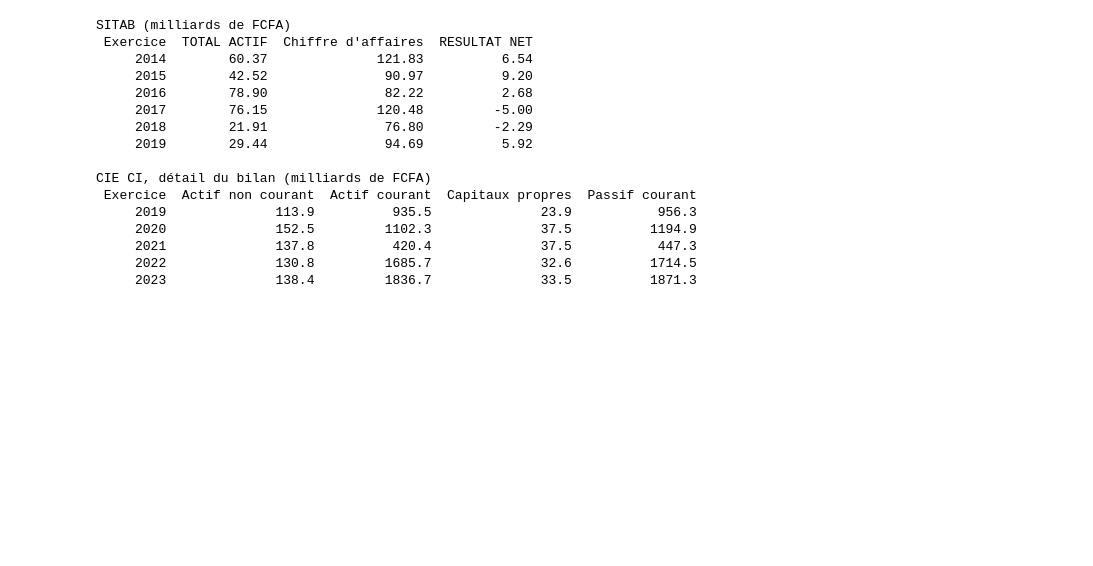
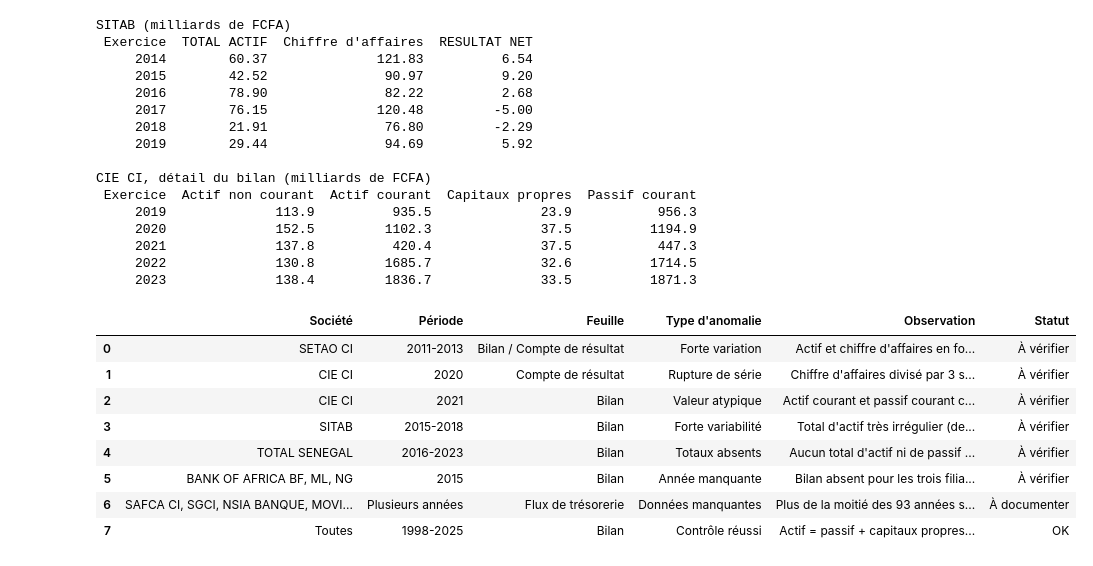
Before and after one commit to jeantheophileilboudo-rgb/brvm_analyse, a Jupyter notebook: notebooks/01_exploration.ipynb, the cells around one changed output. Saved outputs shown, nothing was run; the diff lists cells and outputs as text; code cells hidden in the pictures; blank space fills up the shorter version.

Commit message:
Ajoute le journal des anomalies

```diff
--- a/notebooks/01_exploration.ipynb
+++ b/notebooks/01_exploration.ipynb
@@ -402,3 +402,40 @@ CIE CI, détail du bilan (milliards de FCFA)
      2021              137.8          420.4              37.5           447.3
      2022              130.8         1685.7              32.6          1714.5
      2023              138.4         1836.7              33.5          1871.3
+# %%
+import os
+
+anomalies = [
+    ("SETAO CI", "2011-2013", "Bilan / Compte de résultat", "Forte variation",
+     "Actif et chiffre d'affaires en forte hausse après plusieurs années d'activité quasi nulle", "À vérifier"),
+    ("CIE CI", "2020", "Compte de résultat", "Rupture de série",
+     "Chiffre d'affaires divisé par 3 sans baisse du résultat net", "À vérifier"),
+    ("CIE CI", "2021", "Bilan", "Valeur atypique",
+     "Actif courant et passif courant chutent d'environ 60 %, puis remontent en 2022", "À vérifier"),
+    ("SITAB", "2015-2018", "Bilan", "Forte variabilité",
+     "Total d'actif très irrégulier (de 22 à 79 Md FCFA), pertes en 2017 et 2018", "À vérifier"),
+    ("TOTAL SENEGAL", "2016-2023", "Bilan", "Totaux absents",
+     "Aucun total d'actif ni de passif sur 8 années consécutives", "À vérifier"),
+    ("BANK OF AFRICA BF, ML, NG", "2015", "Bilan", "Année manquante",
+     "Bilan absent pour les trois filiales cette année-là", "À vérifier"),
+    ("SAFCA CI, SGCI, NSIA BANQUE, MOVIS CI", "Plusieurs années", "Flux de trésorerie", "Données manquantes",
+     "Plus de la moitié des 93 années sans flux concernent ces sociétés", "À documenter"),
+    ("Toutes", "1998-2025", "Bilan", "Contrôle réussi",
+     "Actif = passif + capitaux propres sur 1 020 lignes comparables, aucun écart supérieur à 0,1 %", "OK"),
+]
+
+journal = pd.DataFrame(anomalies, columns=["Société", "Période", "Feuille", "Type d'anomalie", "Observation", "Statut"])
+
+os.makedirs("../outputs", exist_ok=True)
+journal.to_csv("../outputs/journal_anomalies.csv", index=False, encoding="utf-8-sig")
+journal
+# %% [output]
+|  | Société | Période | Feuille | Type d'anomalie | Observation | Statut |
+| 0 | SETAO CI | 2011-2013 | Bilan / Compte de résultat | Forte variation | Actif et chiffre d'affaires en fo... | À vérifier |
+| 1 | CIE CI | 2020 | Compte de résultat | Rupture de série | Chiffre d'affaires divisé par 3 s... | À vérifier |
+| 2 | CIE CI | 2021 | Bilan | Valeur atypique | Actif courant et passif courant c... | À vérifier |
+| 3 | SITAB | 2015-2018 | Bilan | Forte variabilité | Total d'actif très irrégulier (de... | À vérifier |
+| 4 | TOTAL SENEGAL | 2016-2023 | Bilan | Totaux absents | Aucun total d'actif ni de passif ... | À vérifier |
+| 5 | BANK OF AFRICA BF, ML, NG | 2015 | Bilan | Année manquante | Bilan absent pour les trois filia... | À vérifier |
+| 6 | SAFCA CI, SGCI, NSIA BANQUE, MOVI... | Plusieurs années | Flux de trésorerie | Données manquantes | Plus de la moitié des 93 années s... | À documenter |
+| 7 | Toutes | 1998-2025 | Bilan | Contrôle réussi | Actif = passif + capitaux propres... | OK |
```
Also changed, not shown: 1 other file.
